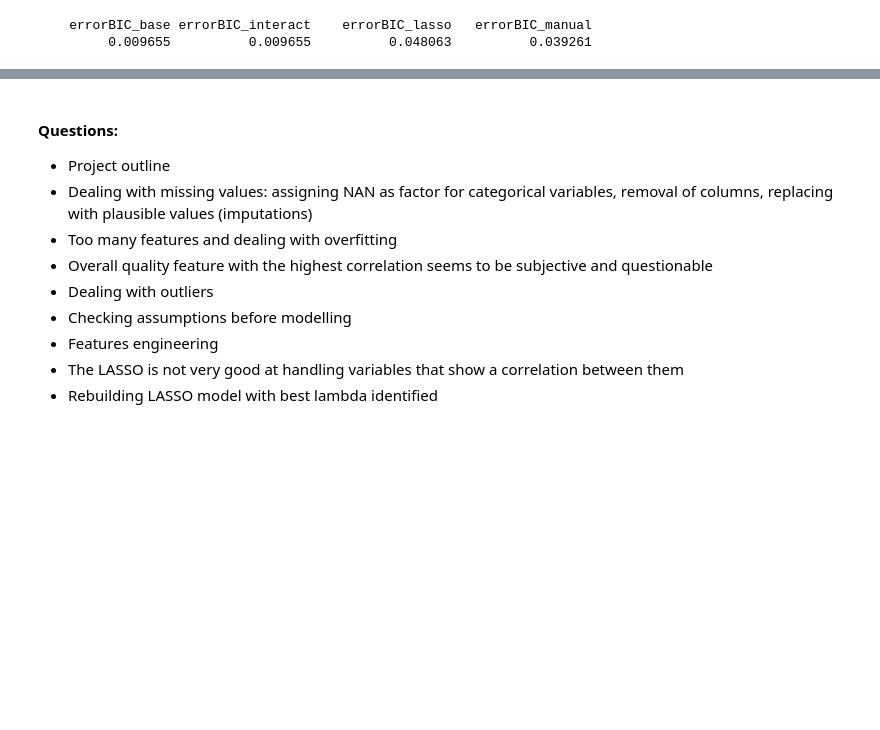
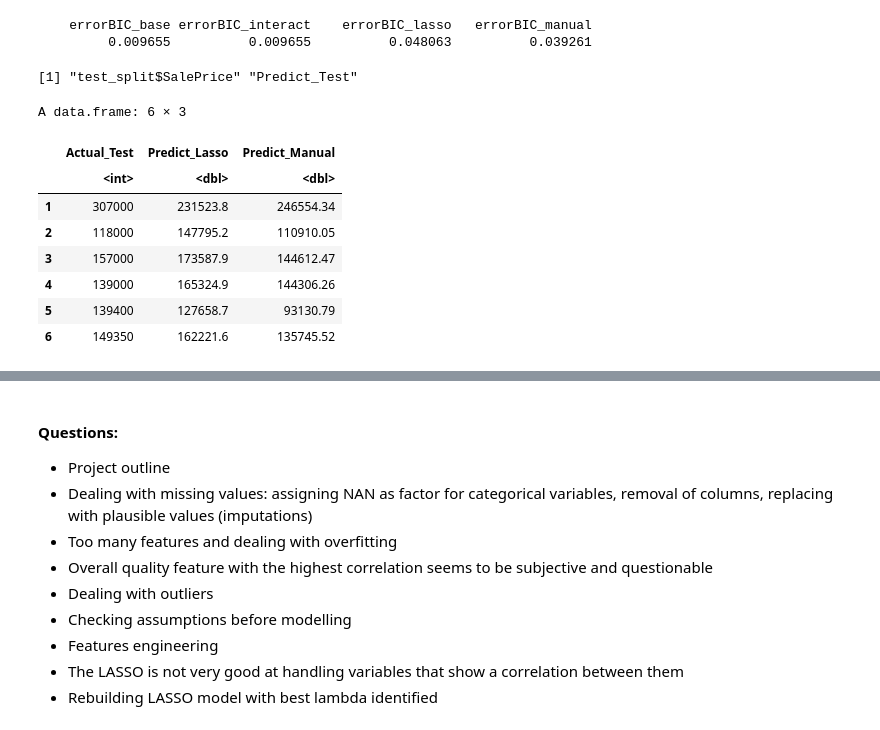
Before and after one commit to OlegRyzhkov2020/house_price_prediction, a Jupyter notebook: features_selection.ipynb, the cells around one changed output, grey strips where cells are left out. Saved outputs shown, nothing was run; the diff lists cells and outputs as text; code cells hidden in the pictures; blank space fills up the shorter version.

```diff
--- a/features_selection.ipynb
+++ b/features_selection.ipynb
@@ -964,3 +962,24 @@ signif(error_result, digits=5)
 # %% [output]
     errorBIC_base errorBIC_interact    errorBIC_lasso   errorBIC_manual
          0.009655          0.009655          0.048063          0.039261
+# %%
+names(test_summary)
+# %% [output]
+[1] "test_split$SalePrice" "Predict_Test"
+# %%
+# Create Summary Test Table
+test_summary <- as.data.frame(test_split$SalePrice)
+names(test_summary)[names(test_summary) == 'test_split$SalePrice'] <- 'Actual_Test'
+test_summary$Predict_Lasso <- lasso.model_testresult$test_predict
+test_summary$Predict_Manual <- manual.model_testresult$test_predict
+head(test_summary)
+# %% [output]
+A data.frame: 6 × 3
+|  | Actual_Test | Predict_Lasso | Predict_Manual |
+|  | <int> | <dbl> | <dbl> |
+| 1 | 307000 | 231523.8 | 246554.34 |
+| 2 | 118000 | 147795.2 | 110910.05 |
+| 3 | 157000 | 173587.9 | 144612.47 |
+| 4 | 139000 | 165324.9 | 144306.26 |
+| 5 | 139400 | 127658.7 | 93130.79 |
+| 6 | 149350 | 162221.6 | 135745.52 |
```
Also changed, not shown: parts of 16 cells of this notebook, 2 other files.
